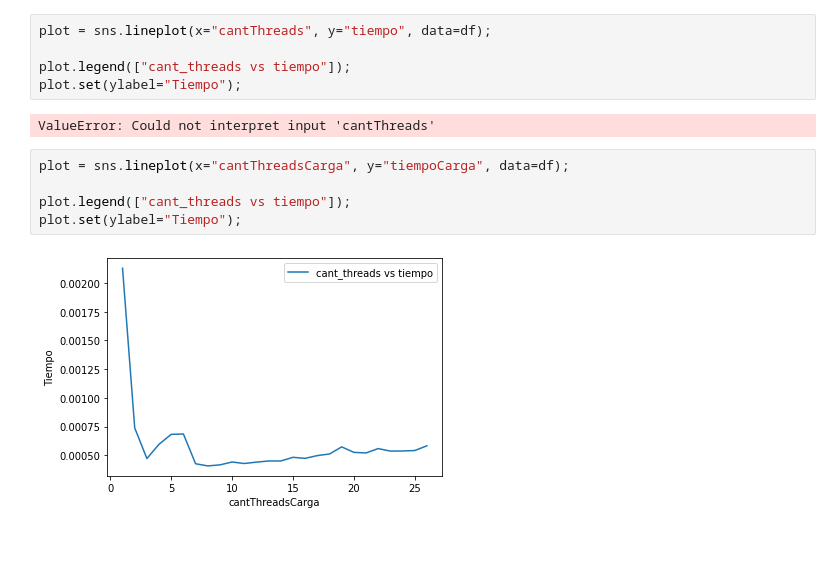
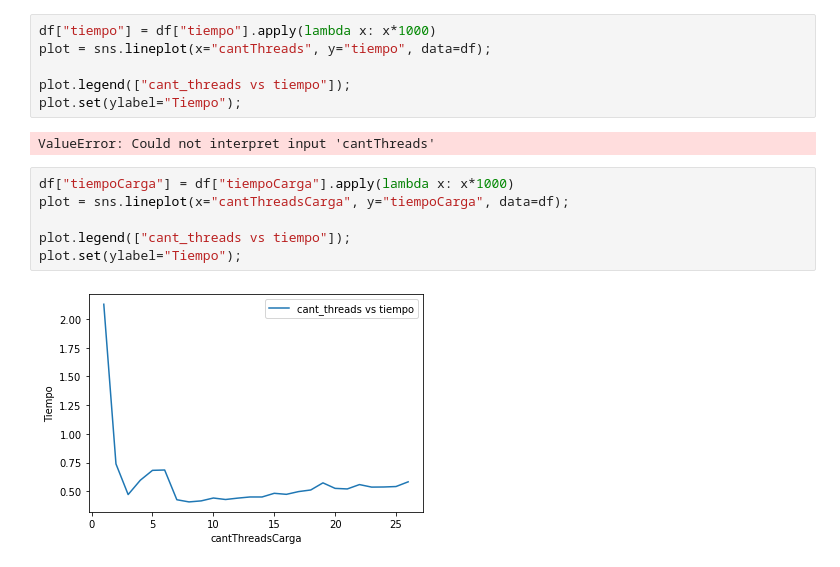
Before and after one commit to Tinchoni/threading-y-concurrencia-SO-tp1, a Jupyter notebook: src/Graficos.ipynb, the cells around one changed output. Drawn from its saved outputs; the diff is of its cells as text.

Commit message:
Fix escala tiempo en graficos

```diff
--- a/src/Graficos.ipynb
+++ b/src/Graficos.ipynb
@@ -21,6 +21,7 @@ df.head()
 
 Grafico de tiempo transcurrido en función de la cantidad de threads utilizados
 # %%
+df["tiempo"] = df["tiempo"].apply(lambda x: x*1000)
 plot = sns.lineplot(x="cantThreads", y="tiempo", data=df);
 
 plot.legend(["cant_threads vs tiempo"]);
@@ -28,9 +29,10 @@ plot.set(ylabel="Tiempo");
 # %% [output]
 ValueError: Could not interpret input 'cantThreads'
 # %%
+df["tiempoCarga"] = df["tiempoCarga"].apply(lambda x: x*1000)
 plot = sns.lineplot(x="cantThreadsCarga", y="tiempoCarga", data=df);
 
 plot.legend(["cant_threads vs tiempo"]);
 plot.set(ylabel="Tiempo");
 # %% [output]
-[figure, old version]
+[figure, new version]
```
